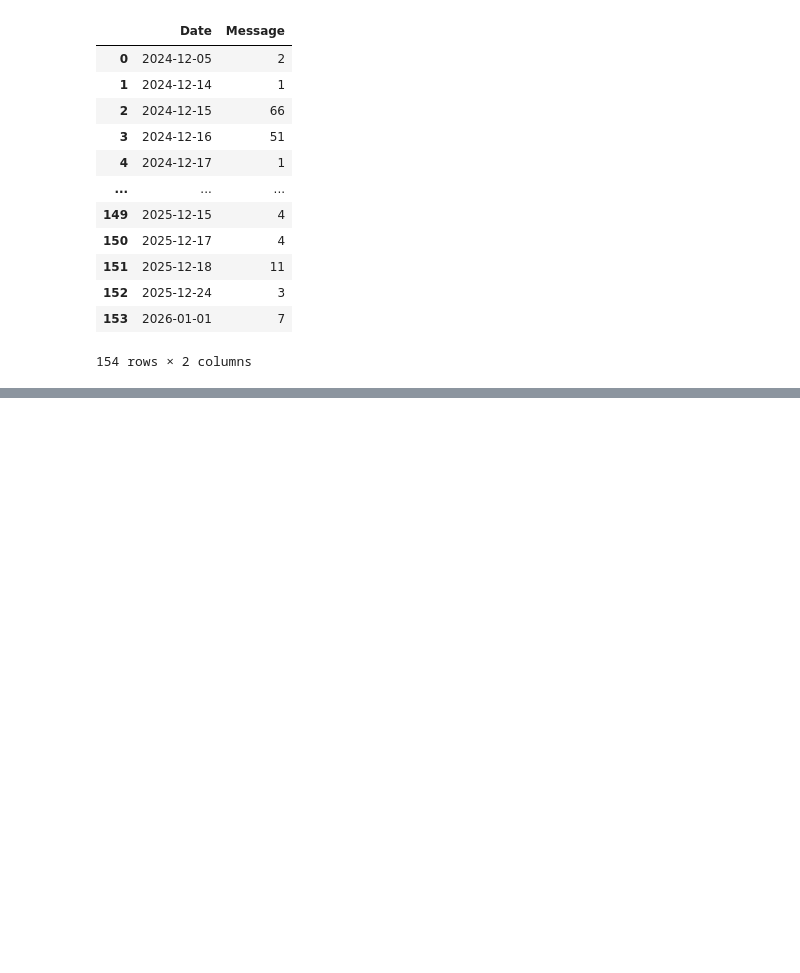
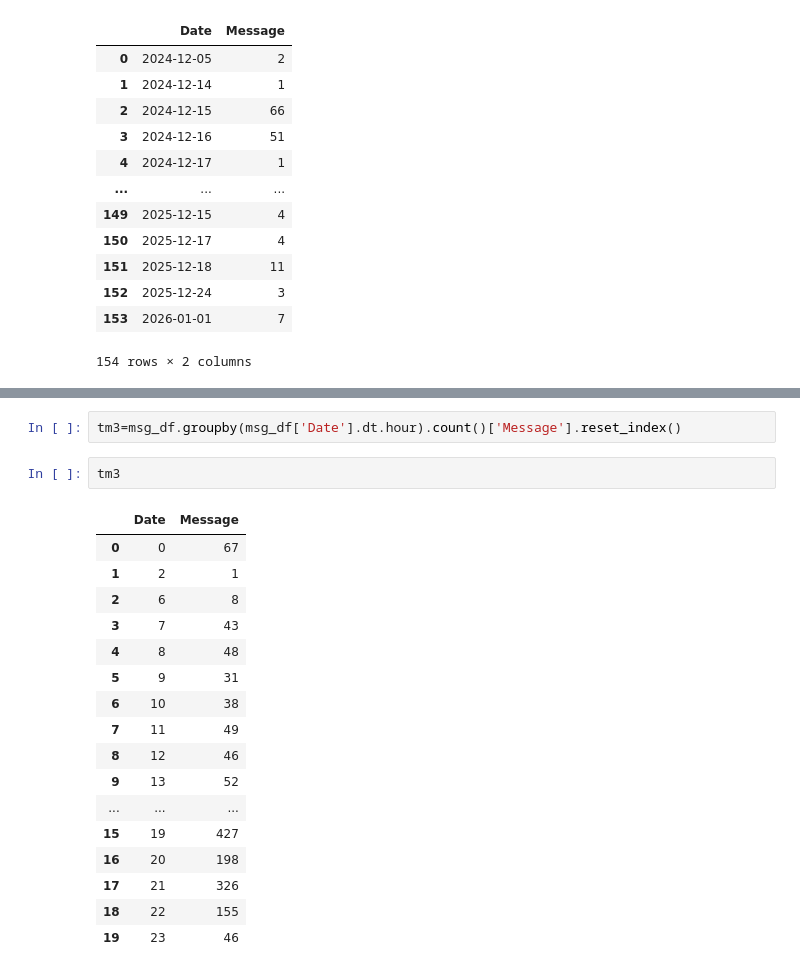
Before and after one commit to abishekparajuli-np/Whatsapp_Chat_Analysis, a Jupyter notebook: test_notebook.ipynb, the cells around one changed output, grey strips where cells are left out. Drawn from its saved outputs; the diff is of its cells as text; blank space fills up the shorter version.

```diff
--- a/test_notebook.ipynb
+++ b/test_notebook.ipynb
@@ -419,0 +435,22 @@ tm2
+# %%
+tm3=msg_df.groupby(msg_df['Date'].dt.hour).count()['Message'].reset_index()
+# %%
+tm3
+# %% [output]
+|  | Date | Message |
+| 0 | 0 | 67 |
+| 1 | 2 | 1 |
+| 2 | 6 | 8 |
+| 3 | 7 | 43 |
+| 4 | 8 | 48 |
+| 5 | 9 | 31 |
+| 6 | 10 | 38 |
+| 7 | 11 | 49 |
+| 8 | 12 | 46 |
+| 9 | 13 | 52 |
+| ... | ... | ... |
+| 15 | 19 | 427 |
+| 16 | 20 | 198 |
+| 17 | 21 | 326 |
+| 18 | 22 | 155 |
+| 19 | 23 | 46 |
```
Also changed, not shown: parts of 10 cells of this notebook, 2 other files.
